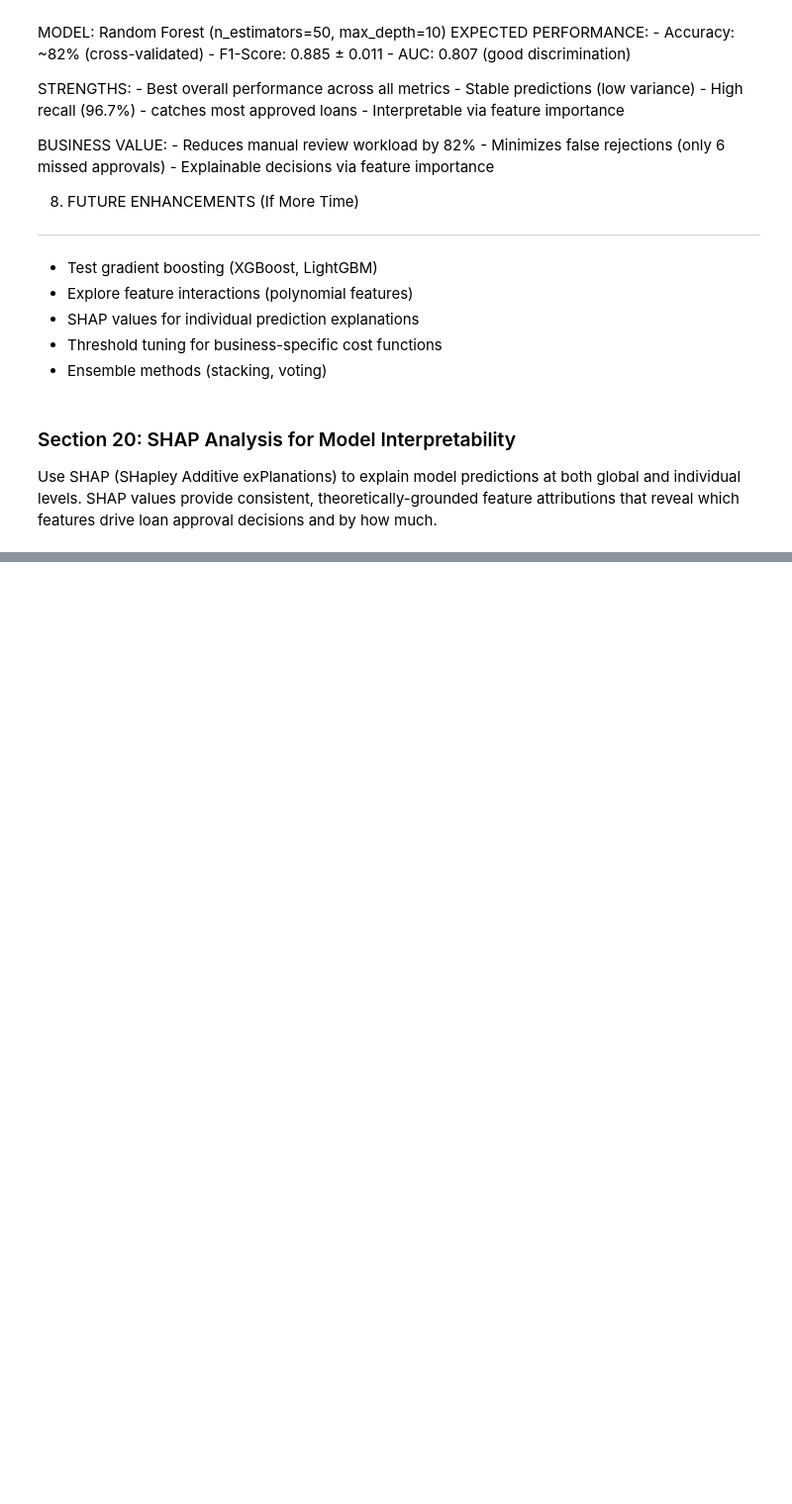
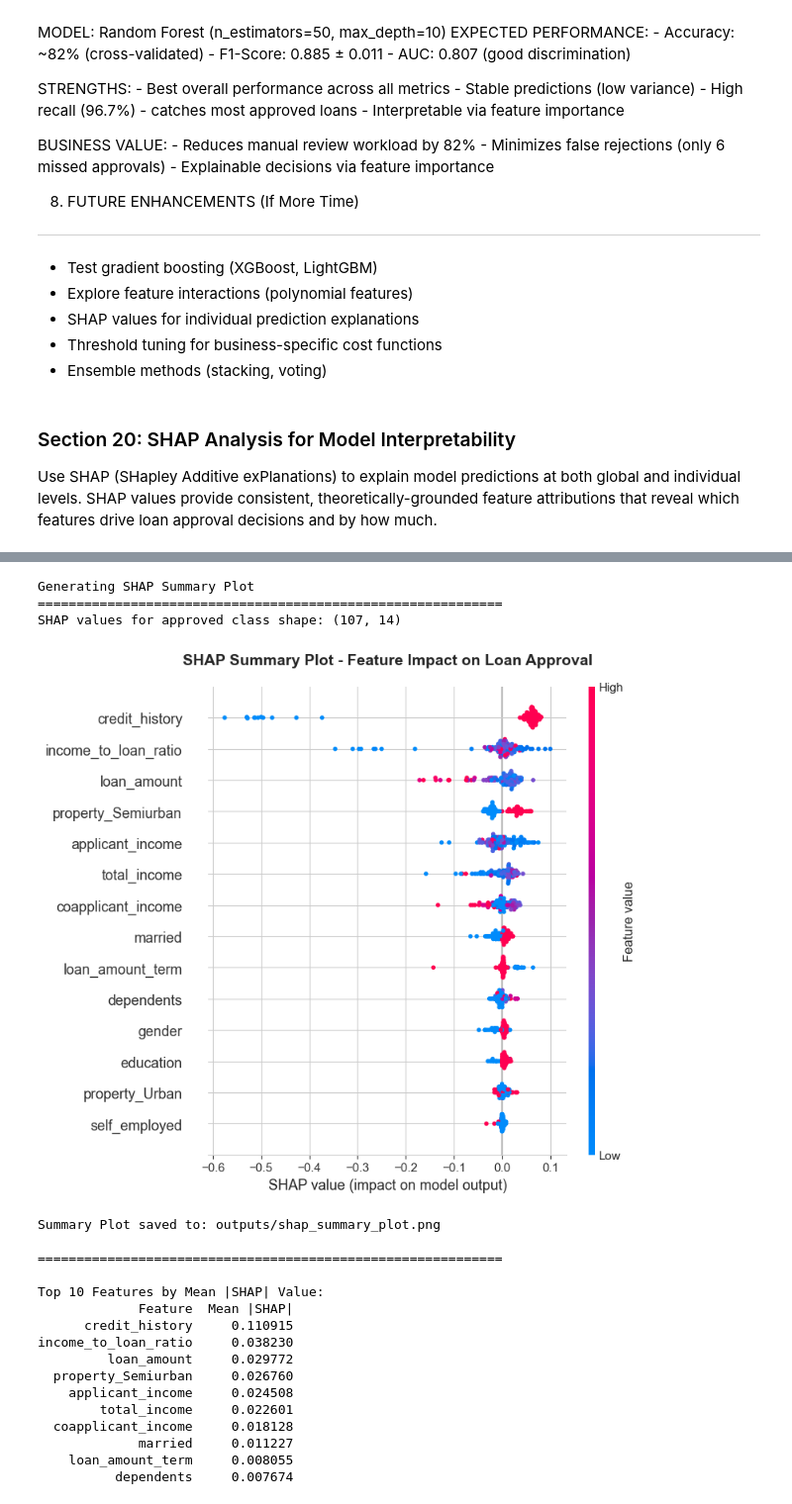
Before and after one commit to albertodiazdurana/loan-approval-prediction, a Jupyter notebook: notebooks/w01_d01_EDA_baseline_models.ipynb, the cells around one changed output, grey strips where cells are left out. Shown: that part at 99% size. Saved outputs shown, nothing was run; the diff lists cells and outputs as text; code cells hidden in the pictures; blank space fills up the shorter version.

Commit message:
Added SHAP Analysis for Model Interpretability

```diff
--- a/notebooks/w01_d01_EDA_baseline_models.ipynb
+++ b/notebooks/w01_d01_EDA_baseline_models.ipynb
@@ -1504,0 +1562,52 @@ SHAP version: 0.50.0
+# %%
+## 20.3 Summary Plot - Global Feature Importance
+
+print("\nGenerating SHAP Summary Plot")
+print("="*60)
+
+# Extract SHAP values for class 1 (approved loans)
+shap_values_approved = shap_values[:, :, 1]
+
+print(f"SHAP values for approved class shape: {shap_values_approved.shape}")
+
+# Create summary plot (beeswarm plot)
+plt.figure(figsize=(10, 8))
+shap.summary_plot(shap_values_approved, X_test, show=False)
+plt.title('SHAP Summary Plot - Feature Impact on Loan Approval', fontsize=14, fontweight='bold', pad=20)
+plt.tight_layout()
+plt.savefig(OUTPUTS / 'shap_summary_plot.png', dpi=300, bbox_inches='tight')
+plt.show()
+
+print("\nSummary Plot saved to: outputs/shap_summary_plot.png")
+
+# Calculate mean absolute SHAP values for ranking
+mean_abs_shap = np.abs(shap_values_approved).mean(axis=0)
+feature_importance_shap = pd.DataFrame({
+    'Feature': X_test.columns,
+    'Mean |SHAP|': mean_abs_shap
+}).sort_values('Mean |SHAP|', ascending=False)
+
+print("\n" + "="*60)
+print("\nTop 10 Features by Mean |SHAP| Value:")
+print(feature_importance_shap.head(10).to_string(index=False))
+# %% [output]
+Generating SHAP Summary Plot
+============================================================
+SHAP values for approved class shape: (107, 14)
+[figure, added]
+Summary Plot saved to: outputs/shap_summary_plot.png
+
+============================================================
+
+Top 10 Features by Mean |SHAP| Value:
+             Feature  Mean |SHAP|
+      credit_history     0.110915
+income_to_loan_ratio     0.038230
+         loan_amount     0.029772
+  property_Semiurban     0.026760
+    applicant_income     0.024508
+        total_income     0.022601
+  coapplicant_income     0.018128
+             married     0.011227
+    loan_amount_term     0.008055
+          dependents     0.007674
```
Also changed, not shown: parts of 12 cells of this notebook, 6 other files.
